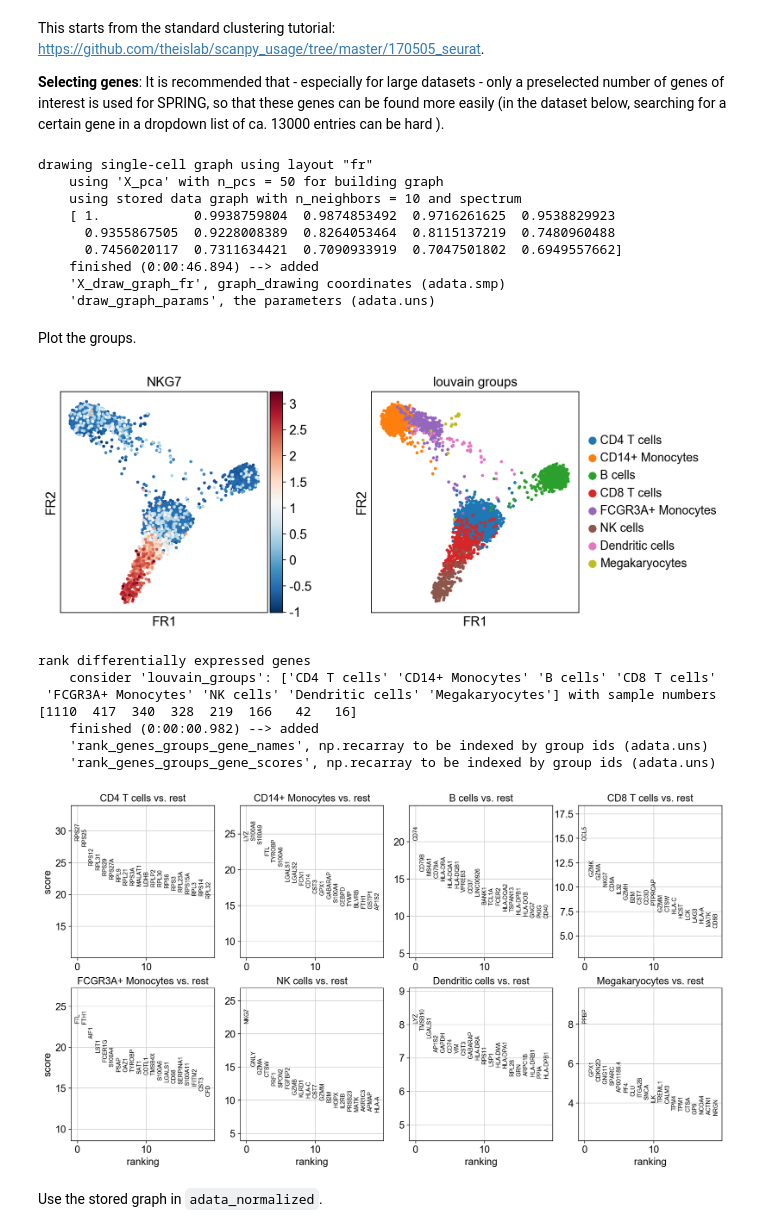
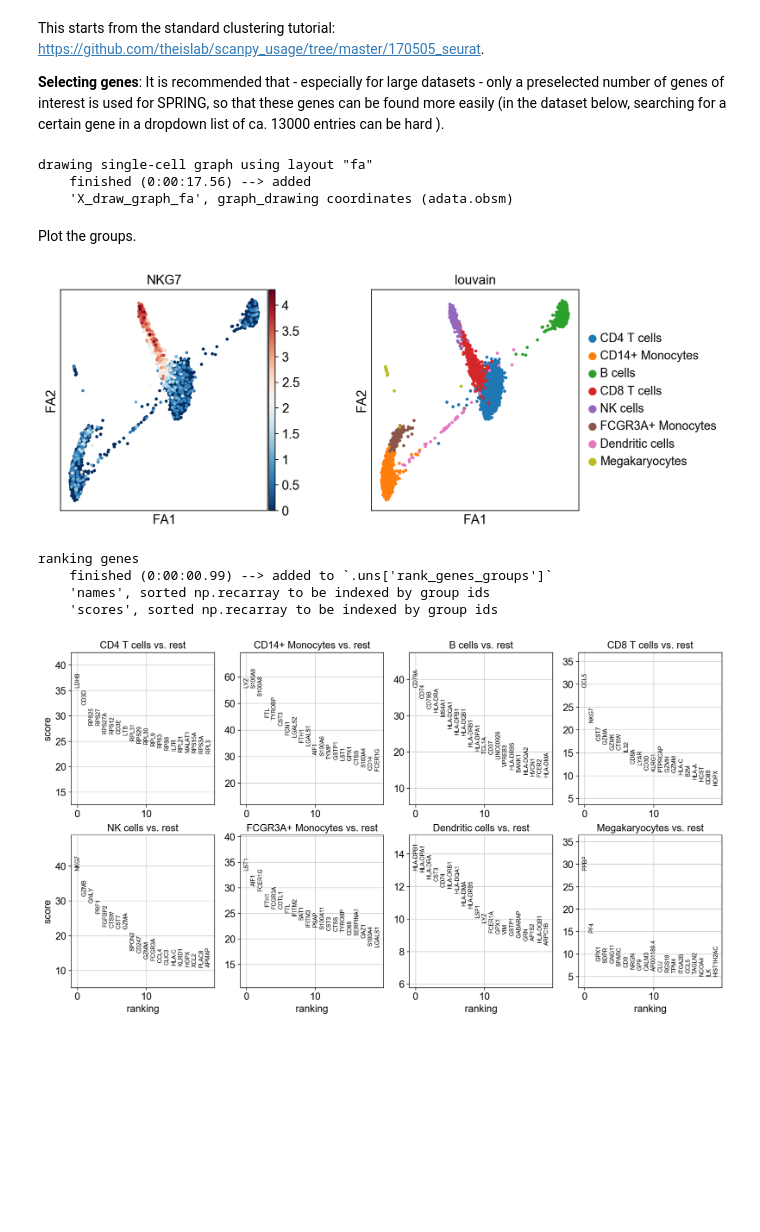
Before and after one commit to scverse/scanpy_usage, a Jupyter notebook: 171111_SPRING_export/SPRING_export.ipynb, the cells around one changed output. Saved outputs shown, nothing was run; the diff lists cells and outputs as text; code cells hidden in the pictures; blank space fills up the shorter version.

```diff
--- a/171111_SPRING_export/SPRING_export.ipynb
+++ b/171111_SPRING_export/SPRING_export.ipynb
@@ -129,18 +122,14 @@ adata_raw = sc.read('../170505_seurat/write/pbmc3k_filtered_raw.h5')
+# %%
+adata = sc.read('../170505_seurat/write/pmbc3k.h5ad')
 # %%
-sc.tl.draw_graph(adata_normalized)
+sc.tl.draw_graph(adata)
 # %% [output]
-drawing single-cell graph using layout "fr"
-    using 'X_pca' with n_pcs = 50 for building graph
-    using stored data graph with n_neighbors = 10 and spectrum
-    [ 1.            0.9938759804  0.9874853492  0.9716261625  0.9538829923
-      0.9355867505  0.9228008389  0.8264053464  0.8115137219  0.7480960488
-      0.7456020117  0.7311634421  0.7090933919  0.7047501802  0.6949557662]
-    finished (0:00:46.894) --> added
-    'X_draw_graph_fr', graph_drawing coordinates (adata.smp)
-    'draw_graph_params', the parameters (adata.uns)
+drawing single-cell graph using layout "fa"
+    finished (0:00:17.56) --> added
+    'X_draw_graph_fa', graph_drawing coordinates (adata.obsm)
 # %% [markdown]
 Plot the groups.
 # %%
-ax = sc.pl.draw_graph(adata_normalized, color=['NKG7', 'louvain_groups'])
+sc.pl.draw_graph(adata, color=['NKG7', 'louvain'])
 # %% [output]
-[figure, old version]
+[figure, new version]
@@ -149,15 +136,11 @@ adata_raw.smp['louvain_groups'] = adata_normalized.smp['louvain_groups']
 # %%
 # Rank genes in order to include only significant ones.
 # Note that the ranking function by default ranks 100, not 20 as displayed below.
-sc.tl.rank_genes_groups(adata_raw, 'louvain_groups')
-sc.pl.rank_genes_groups(adata_raw, n_genes=20)
+sc.tl.rank_genes_groups(adata, 'louvain')
+sc.pl.rank_genes_groups(adata, n_genes=20)
 # %% [output]
-rank differentially expressed genes
-    consider 'louvain_groups': ['CD4 T cells' 'CD14+ Monocytes' 'B cells' 'CD8 T cells'
- 'FCGR3A+ Monocytes' 'NK cells' 'Dendritic cells' 'Megakaryocytes'] with sample numbers [1110  417  340  328  219  166   42   16]
-    finished (0:00:00.982) --> added
-    'rank_genes_groups_gene_names', np.recarray to be indexed by group ids (adata.uns)
-    'rank_genes_groups_gene_scores', np.recarray to be indexed by group ids (adata.uns)
+ranking genes
+    finished (0:00:00.99) --> added to `.uns['rank_genes_groups']`
+    'names', sorted np.recarray to be indexed by group ids
+    'scores', sorted np.recarray to be indexed by group ids
-[figure, old version]
+[figure, new version]
-# %% [markdown]
-Use the stored graph in `adata_normalized`.
```
Also changed, not shown: parts of 13 cells of this notebook.
